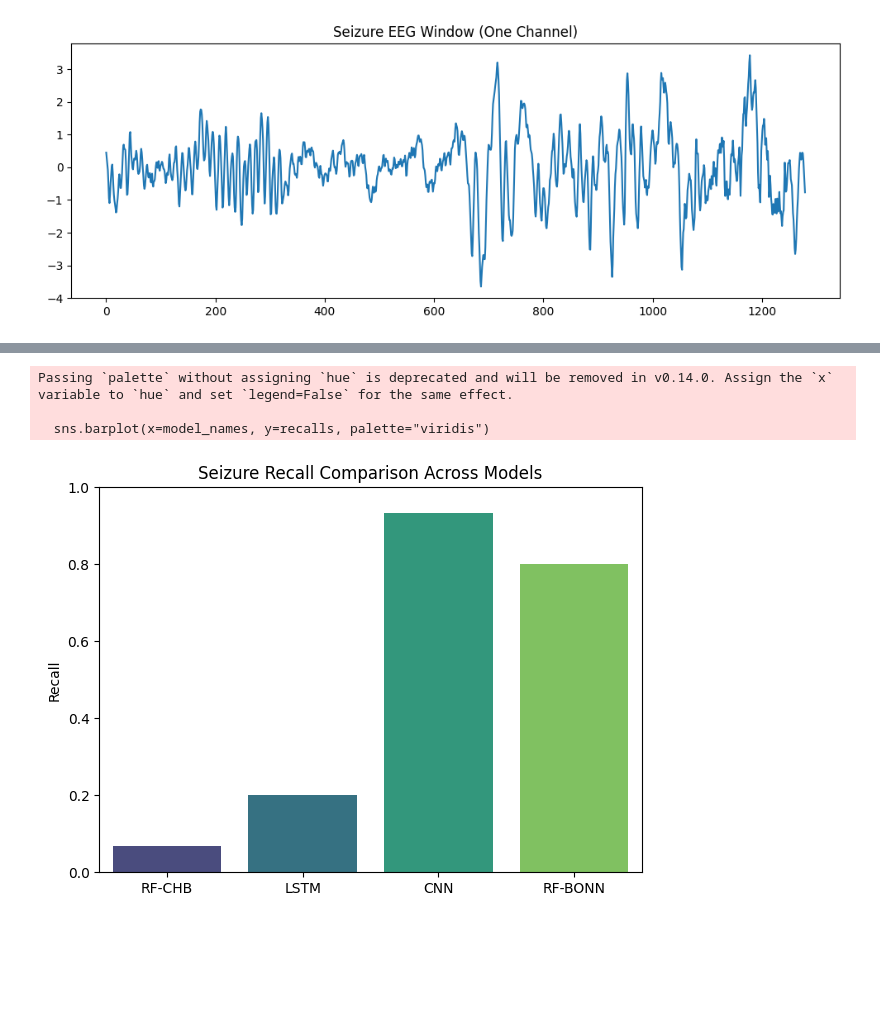
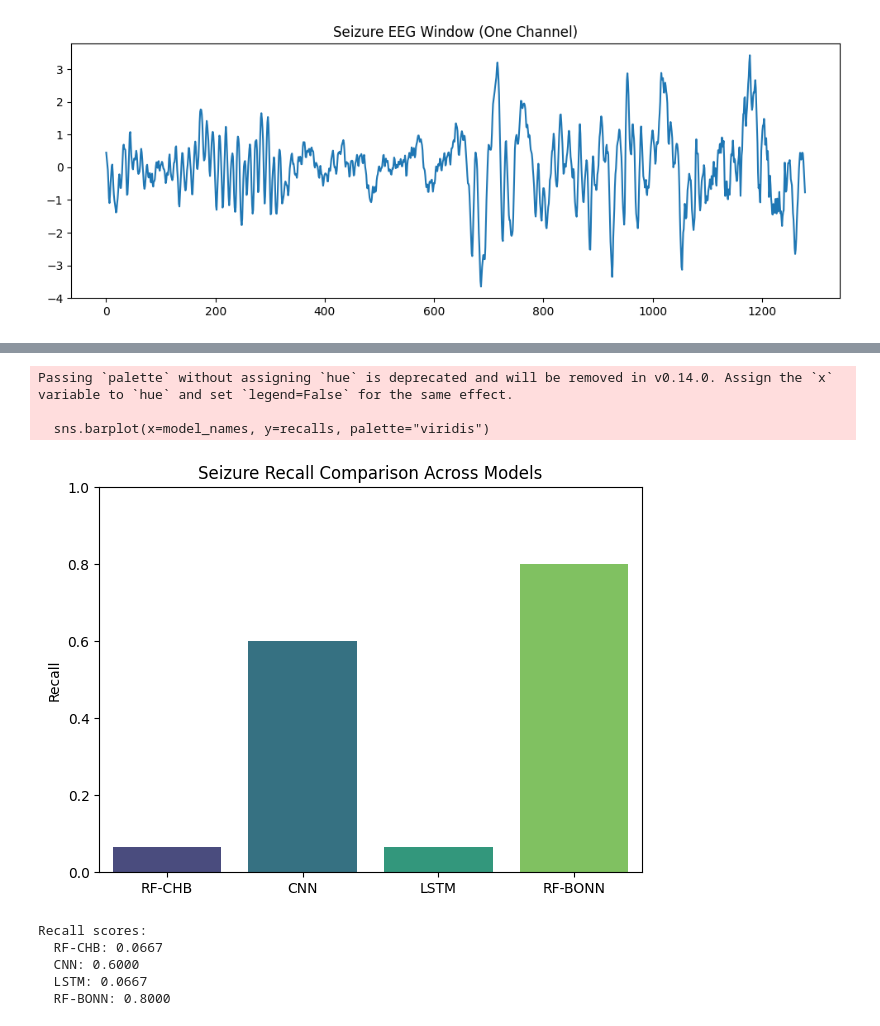
Before and after one commit to Sectmsempra/EEG_Classification, a Jupyter notebook: EEG_ClassificationModel.ipynb, the cells around one changed output, grey strips where cells are left out. Saved outputs shown, nothing was run; the diff lists cells and outputs as text; code cells hidden in the pictures; blank space fills up the shorter version.

```diff
--- a/EEG_ClassificationModel.ipynb
+++ b/EEG_ClassificationModel.ipynb
@@ -535,7 +549,6 @@ Bonn feature matrix shape: (500, 13)
 Bonn labels distribution: (array([0, 1]), array([400, 100]))
 # %%
 def stratified_split(X, y, train_size=0.7, val_size=0.15, test_size=0.15, random_state=42):
-
     assert abs(train_size + val_size + test_size - 1.0) < 1e-6
 
     X_train, X_temp, y_train, y_temp = train_test_split(
@@ -555,8 +568,6 @@ def stratified_split(X, y, train_size=0.7, val_size=0.15, test_size=0.15, random
 
     return X_train, X_val, X_test, y_train, y_val, y_test
 
-
-# ---------- CHB-MIT SPLIT ----------
 X_chb_train, X_chb_val, X_chb_test, y_chb_train, y_chb_val, y_chb_test = stratified_split(
     X_chb_feat, y, train_size=0.7, val_size=0.15, test_size=0.15, random_state=42
 )
@@ -566,16 +577,17 @@ print("  Train:", X_chb_train.shape, "labels:", np.unique(y_chb_train, return_co
 print("  Val  :", X_chb_val.shape,  "labels:", np.unique(y_chb_val,  return_counts=True))
 print("  Test :", X_chb_test.shape, "labels:", np.unique(y_chb_test, return_counts=True))
 
+if X_bonn is not None and 'X_bonn_feat' in locals():
+    X_bonn_train, X_bonn_val, X_bonn_test, y_bonn_train, y_bonn_val, y_bonn_test = stratified_split(
+        X_bonn_feat, y_bonn, train_size=0.7, val_size=0.15, test_size=0.15, random_state=42
+    )
 
-# ---------- BONN SPLIT ----------
-X_bonn_train, X_bonn_val, X_bonn_test, y_bonn_train, y_bonn_val, y_bonn_test = stratified_split(
-    X_bonn_feat, y_bonn, train_size=0.7, val_size=0.15, test_size=0.15, random_state=42
-)
-
-print("\nBonn shapes:")
-print("  Train:", X_bonn_train.shape, "labels:", np.unique(y_bonn_train, return_counts=True))
-print("  Val  :", X_bonn_val.shape,  "labels:", np.unique(y_bonn_val,  return_counts=True))
-print("  Test :", X_bonn_test.shape, "labels:", np.unique(y_bonn_test, return_counts=True))
+    print("\nBonn shapes:")
+    print("  Train:", X_bonn_train.shape, "labels:", np.unique(y_bonn_train, return_counts=True))
+    print("  Val  :", X_bonn_val.shape,  "labels:", np.unique(y_bonn_val,  return_counts=True))
+    print("  Test :", X_bonn_test.shape, "labels:", np.unique(y_bonn_test, return_counts=True))
+else:
+    print("\nBonn data not available for splitting.")
 # %% [output]
 CHB-MIT shapes:
   Train: (3339, 13) labels: (array([0, 1]), array([3269,   70]))
@@ -996,15 +1024,35 @@ LSTM Test Recall: 0.2
 # %%
-model_names = ["RF-CHB", "LSTM", "CNN", "RF-BONN"]
-recalls = [0.067, lstm_recall, 0.933, 0.80]
+from sklearn.metrics import recall_score as compute_recall
+
+rf_chb_recall = compute_recall(y_chb_test, y_chb_test_pred)
+cnn_recall = compute_recall(y_test_cnn, test_pred)
+lstm_test_recall = compute_recall(y_test_cnn, test_pred_lstm)
+
+model_names = ["RF-CHB", "CNN", "LSTM"]
+recalls = [rf_chb_recall, cnn_recall, lstm_test_recall]
+
+if X_bonn is not None and 'y_bonn_test_pred' in locals():
+    bonn_recall = compute_recall(y_bonn_test, y_bonn_test_pred)
+    model_names.append("RF-BONN")
+    recalls.append(bonn_recall)
 
 plt.figure(figsize=(7,5))
 sns.barplot(x=model_names, y=recalls, palette="viridis")
 plt.title("Seizure Recall Comparison Across Models")
 plt.ylabel("Recall")
 plt.ylim(0,1)
 plt.show()
+
+print("\nRecall scores:")
+for name, recall in zip(model_names, recalls):
+    print(f"  {name}: {recall:.4f}")
 # %% [output]
 Passing `palette` without assigning `hue` is deprecated and will be removed in v0.14.0. Assign the `x` variable to `hue` and set `legend=False` for the same effect.
 
   sns.barplot(x=model_names, y=recalls, palette="viridis")
-[figure, old version]
+[figure, new version]
+Recall scores:
+  RF-CHB: 0.0667
+  CNN: 0.6000
+  LSTM: 0.0667
+  RF-BONN: 0.8000
```
Also changed, not shown: parts of 19 cells of this notebook.
